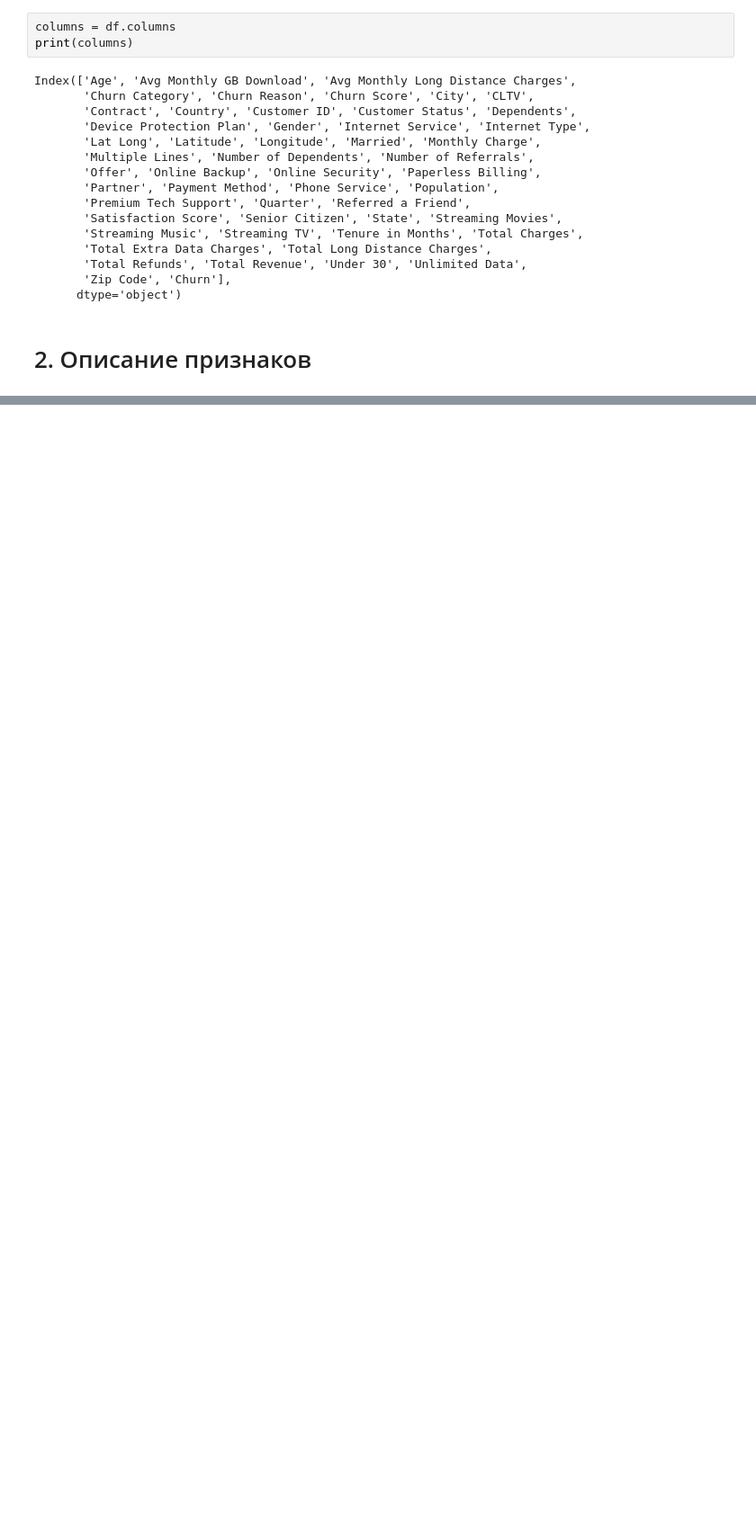
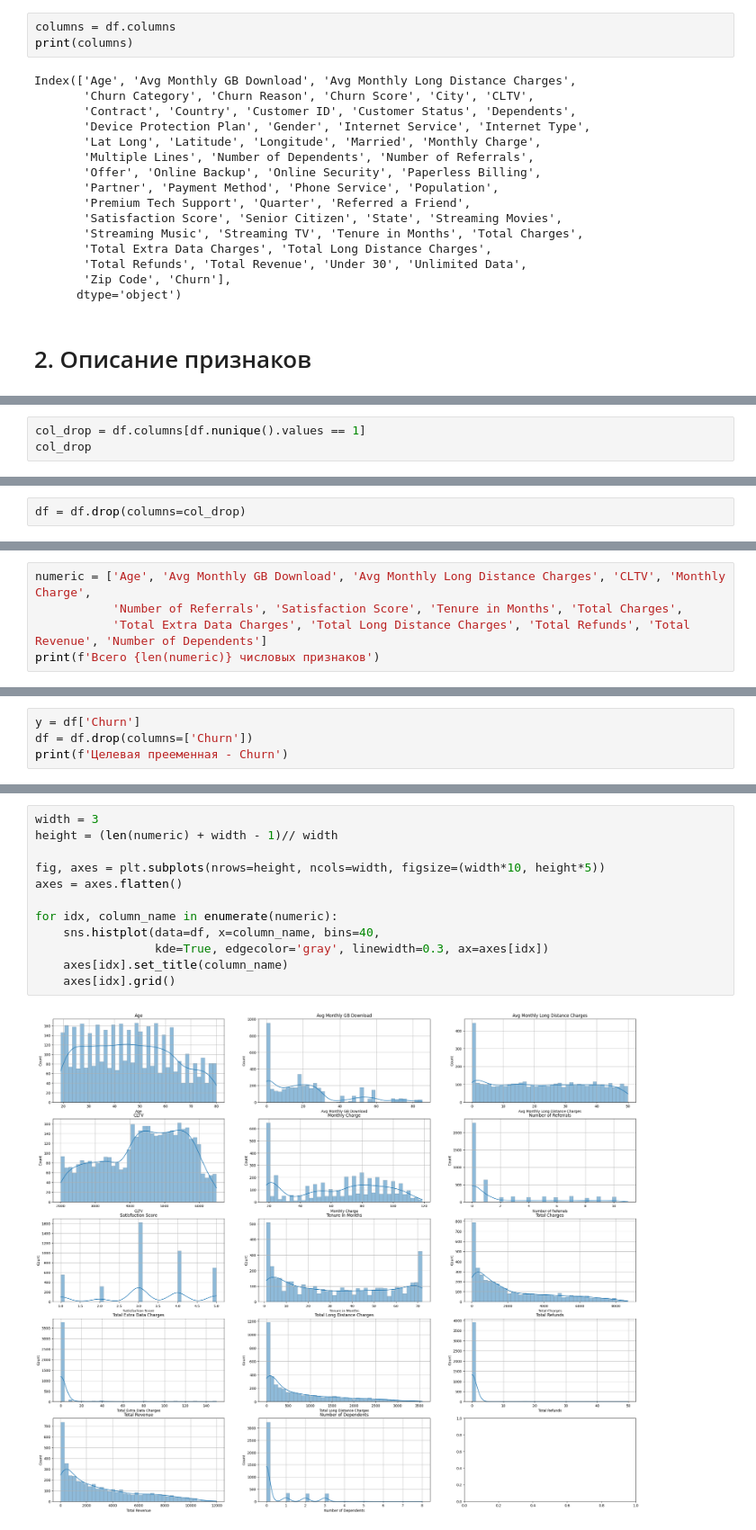
Before and after one commit to Valuxalo/ML_telco_customer_churn, a Jupyter notebook: model/EDA.ipynb, the cells around one changed output, grey strips where cells are left out. Shown at 90% size. Cells and saved outputs as stored; diff of their text form; blank space fills up the shorter version.

```diff
--- a/model/EDA.ipynb
+++ b/model/EDA.ipynb
@@ -134,0 +163,3 @@ Name: count, Length: 1594, dtype: int64
+# %%
+col_drop = df.columns[df.nunique().values == 1]
+col_drop
@@ -134,0 +168,2 @@ Name: count, Length: 1594, dtype: int64
+# %%
+df = df.drop(columns=col_drop)
@@ -134,0 +193,5 @@ Name: count, Length: 1594, dtype: int64
+# %%
+numeric = ['Age', 'Avg Monthly GB Download', 'Avg Monthly Long Distance Charges', 'CLTV', 'Monthly Charge',
+           'Number of Referrals', 'Satisfaction Score', 'Tenure in Months', 'Total Charges',
+           'Total Extra Data Charges', 'Total Long Distance Charges', 'Total Refunds', 'Total Revenue', 'Number of Dependents']
+print(f'Всего {len(numeric)} числовых признаков')
@@ -134,0 +208,4 @@ Name: count, Length: 1594, dtype: int64
+# %%
+y = df['Churn']
+df = df.drop(columns=['Churn'])
+print(f'Целевая прееменная - Churn')
@@ -134,0 +220,14 @@ Name: count, Length: 1594, dtype: int64
+# %%
+width = 3
+height = (len(numeric) + width - 1)// width
+
+fig, axes = plt.subplots(nrows=height, ncols=width, figsize=(width*10, height*5))
+axes = axes.flatten()
+
+for idx, column_name in enumerate(numeric):
+    sns.histplot(data=df, x=column_name, bins=40,
+                 kde=True, edgecolor='gray', linewidth=0.3, ax=axes[idx])
+    axes[idx].set_title(column_name)
+    axes[idx].grid()
+# %% [output]
+[figure, added]
```
Also changed, not shown: parts of 33 cells of this notebook.
